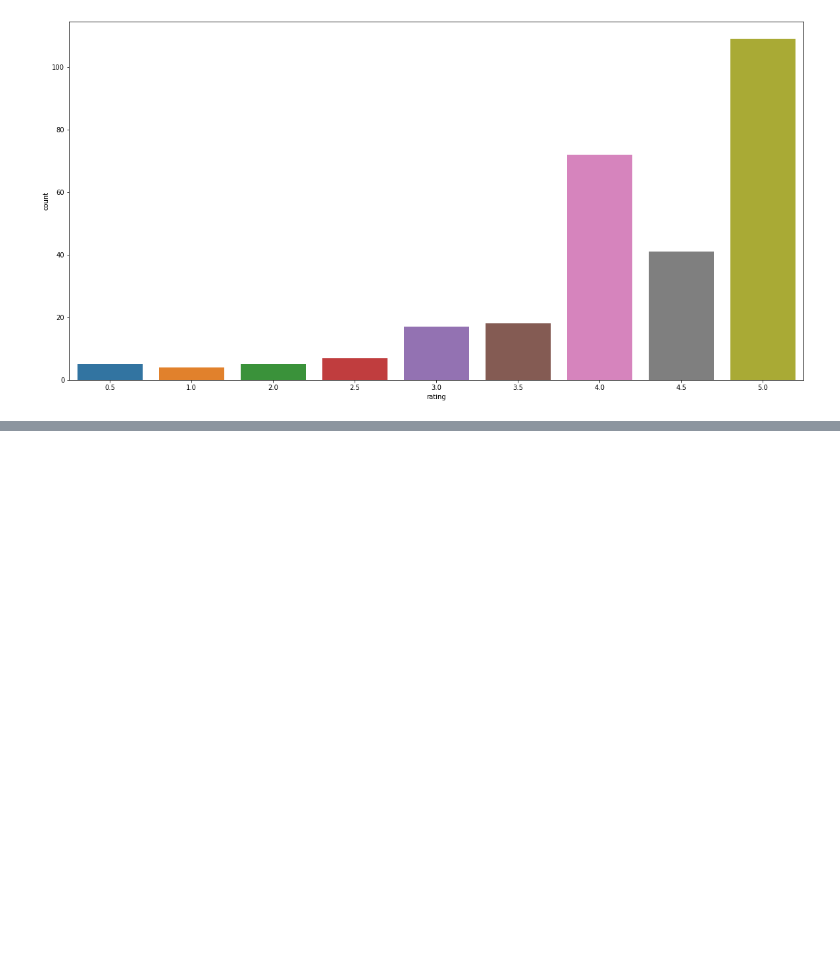
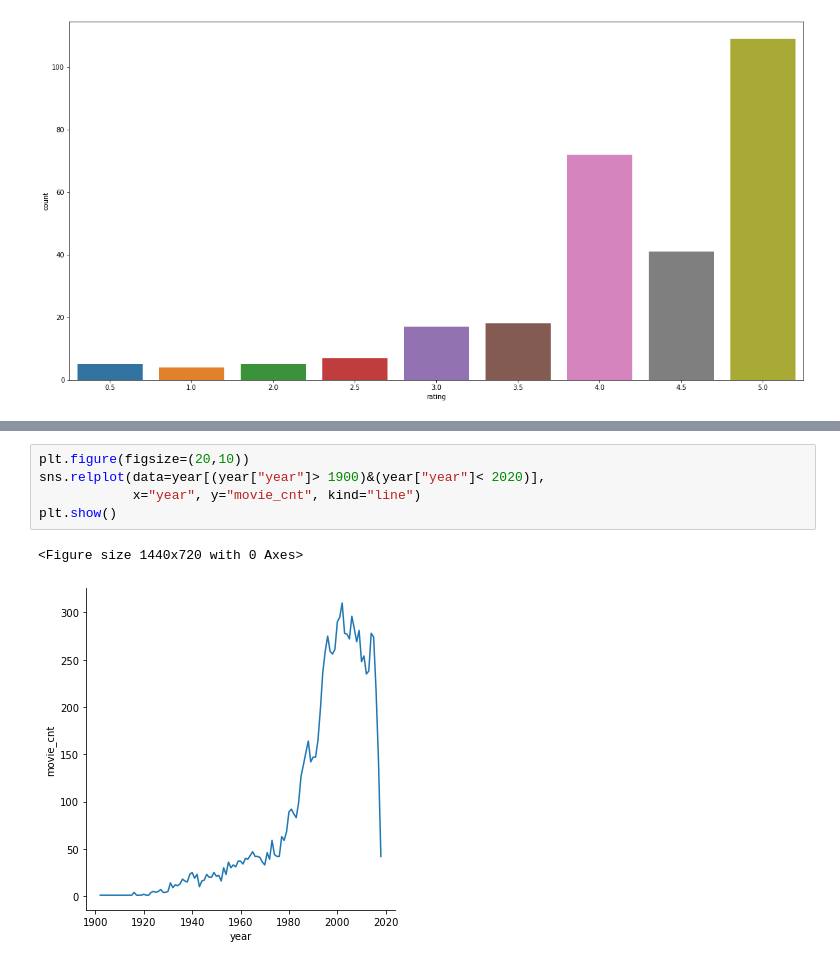
Before and after one commit to rymyung/recommendation, a Jupyter notebook: MovieLens.ipynb, the cells around one changed output, grey strips where cells are left out. Saved outputs shown, nothing was run; the diff lists cells and outputs as text; blank space fills up the shorter version.

```diff
--- a/MovieLens.ipynb
+++ b/MovieLens.ipynb
@@ -341,0 +696,8 @@ draw_count(data=rating[rating["movieId"]==2571], column="rating")
+# %%
+plt.figure(figsize=(20,10))
+sns.relplot(data=year[(year["year"]> 1900)&(year["year"]< 2020)],
+            x="year", y="movie_cnt", kind="line")
+plt.show()
+# %% [output]
+<Figure size 1440x720 with 0 Axes>
+[figure, added]
```
Also changed, not shown: parts of 37 cells of this notebook.
